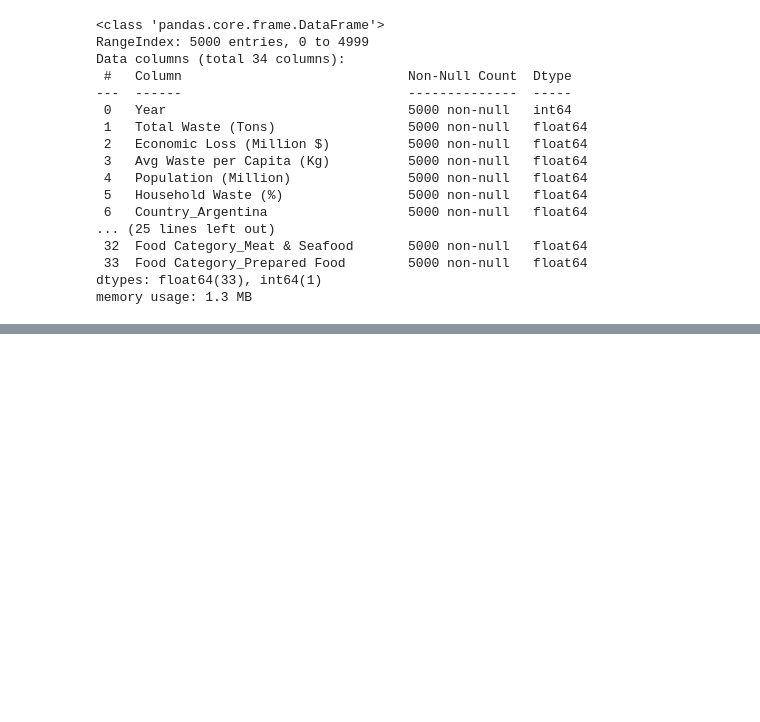
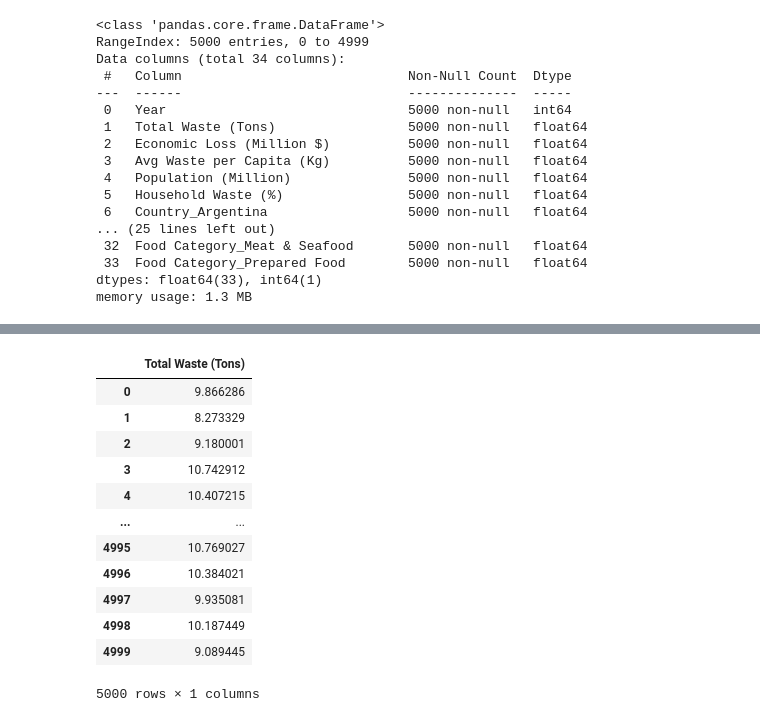
Before and after one commit to akxiit/Exploratory-Data-Analysis, a Jupyter notebook: food-wastege/Main.ipynb, the cells around one changed output, grey strips where cells are left out. Cells and saved outputs as stored; diff of their text form; code cells hidden in the pictures; blank space fills up the shorter version.

```diff
--- a/food-wastege/Main.ipynb
+++ b/food-wastege/Main.ipynb
@@ -122,0 +145,20 @@ memory usage: 1.3 MB
+# %%
+from sklearn.preprocessing import FunctionTransformer
+
+transformer = FunctionTransformer(np.log1p)
+
+transformer.fit_transform(df[['Total Waste (Tons)']])
+# %% [output]
+|  | Total Waste (Tons) |
+| 0 | 9.866286 |
+| 1 | 8.273329 |
+| 2 | 9.180001 |
+| 3 | 10.742912 |
+| 4 | 10.407215 |
+| ... | ... |
+| 4995 | 10.769027 |
+| 4996 | 10.384021 |
+| 4997 | 9.935081 |
+| 4998 | 10.187449 |
+| 4999 | 9.089445 |
+5000 rows × 1 columns
```
Also changed, not shown: parts of 4 cells of this notebook.
